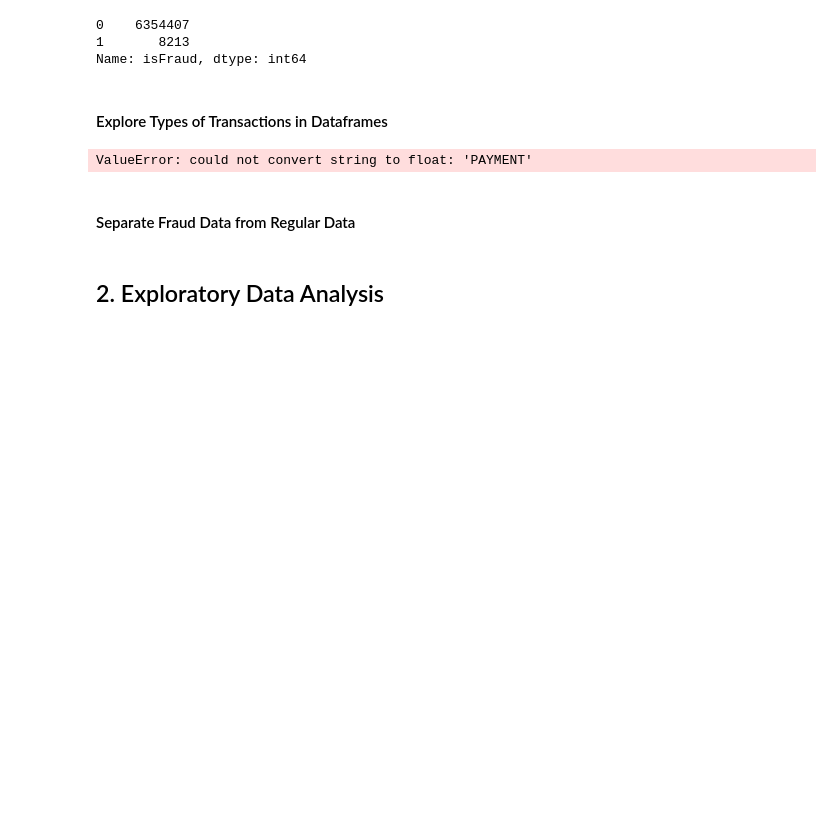
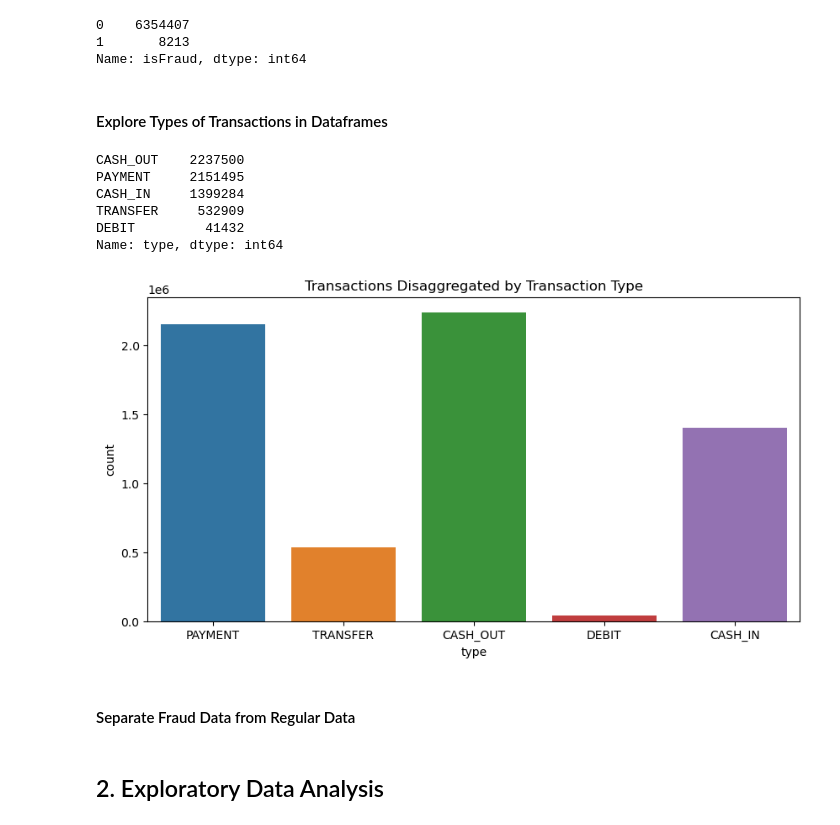
Before and after one commit to rehank1990/Springboard, a Jupyter notebook: EDA_Capstone_2.ipynb, the cells around one changed output. Cells and saved outputs as stored; diff of their text form; code cells hidden in the pictures; blank space fills up the shorter version.

```diff
--- a/EDA_Capstone_2.ipynb
+++ b/EDA_Capstone_2.ipynb
@@ -124,11 +124,19 @@ df['isFraud'].value_counts()
 Name: isFraud, dtype: int64
 # %% [markdown]
 #### Explore Types of Transactions in  Dataframes
-# %%
-sns.countplot(df['type'])
-df['type'].value_counts()
-# %% [output]
-ValueError: could not convert string to float: 'PAYMENT'
+# %%
+plt.figure(figsize=(10,5))
+sns.countplot(x='type', data=df)
+plt.title("Transactions Disaggregated by Transaction Type")
+df['type'].value_counts()
+# %% [output]
+CASH_OUT    2237500
+PAYMENT     2151495
+CASH_IN     1399284
+TRANSFER     532909
+DEBIT         41432
+Name: type, dtype: int64
+[figure, added]
 # %% [markdown]
 #### Separate Fraud Data from Regular Data
 # %%
```
Also changed, not shown: parts of 3 cells of this notebook.
